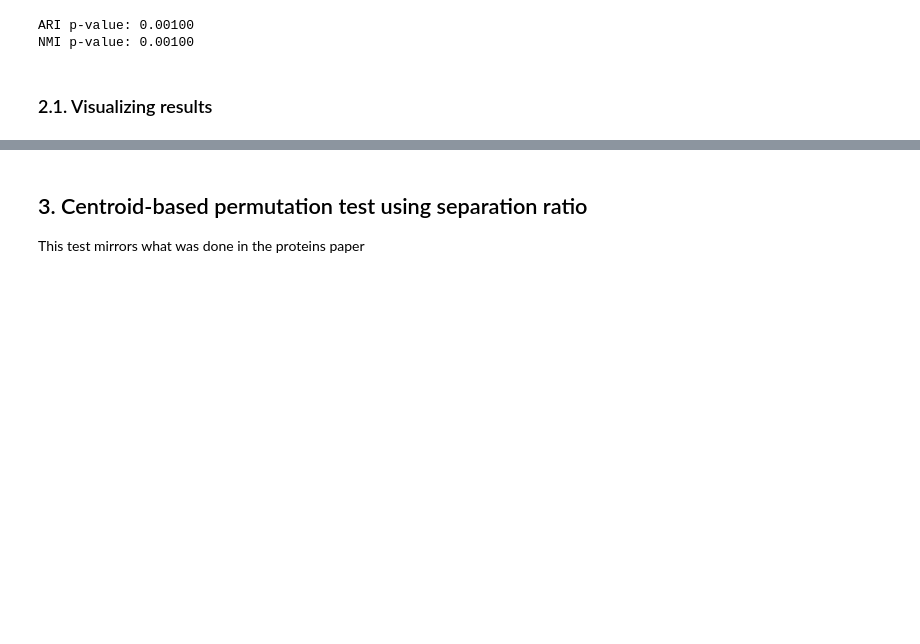
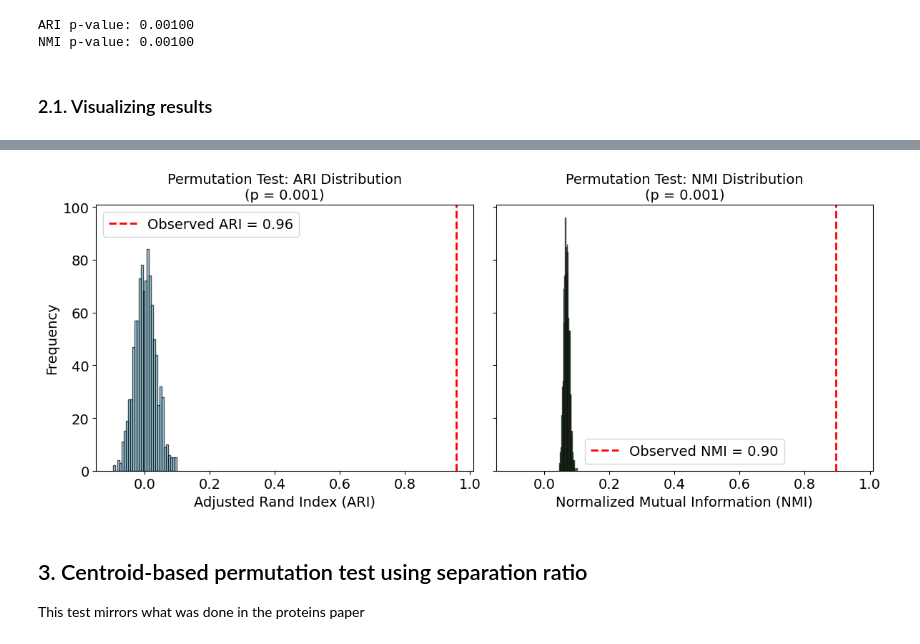
Before and after one commit to dtolosav/discrete-sig-for-landscapes, a Jupyter notebook: notebooks/3_statistical_significance_k_means_assay.ipynb, the cells around one changed output, grey strips where cells are left out. Saved outputs shown, nothing was run; the diff lists cells and outputs as text; code cells hidden in the pictures; blank space fills up the shorter version.

```diff
--- a/notebooks/3_statistical_significance_k_means_assay.ipynb
+++ b/notebooks/3_statistical_significance_k_means_assay.ipynb
@@ -98,3 +100,55 @@ plt.show()
+# %%
+import matplotlib.pyplot as plt
+import numpy as np
+from datetime import datetime
+
+# Set up figure
+fig, (ax1, ax2) = plt.subplots(1, 2, figsize=(12, 5), sharey=True)  # Share y-axis
+
+# --- Plot ARI ---
+ax1.hist(null_aris, bins=30, color='skyblue', edgecolor='black', alpha=0.7)
+ax1.axvline(observed_ari, color='red', linestyle='--', linewidth=2,
+            label=f'Observed ARI = {observed_ari:.2f}')
+ax1.set_xlabel('Adjusted Rand Index (ARI)', fontsize=14)
+ax1.set_ylabel('Frequency', fontsize=14)
+ax1.set_title('Permutation Test: ARI Distribution\n(p = 0.001)', fontsize=14)
+ax1.legend(fontsize=14)
+ax1.tick_params(axis='both', labelsize=14)
+
+# --- Plot NMI ---
+ax2.hist(null_nmis, bins=30, color='lightgreen', edgecolor='black', alpha=0.7)
+ax2.axvline(observed_nmi, color='red', linestyle='--', linewidth=2,
+            label=f'Observed NMI = {observed_nmi:.2f}')
+ax2.set_xlabel('Normalized Mutual Information (NMI)', fontsize=14)
+ax2.set_title('Permutation Test: NMI Distribution\n(p = 0.001)', fontsize=14)
+ax2.legend(fontsize=14)
+ax2.tick_params(axis='both', labelsize=14)
+
+# --- Sync Axes ---
+# Get global min/max for y-axis
+y_max = max(ax1.get_ylim()[1], ax2.get_ylim()[1])
+ax1.set_ylim(0, y_max)  # Apply to both subplots
+ax2.set_ylim(0, y_max)
+
+x_min = min(ax1.get_xlim()[0], ax2.get_xlim()[0])
+x_max = max(ax1.get_xlim()[1], ax2.get_xlim()[1])
+ax1.set_xlim(x_min, x_max)
+ax2.set_xlim(x_min, x_max)
+
+plt.tight_layout()
+
+# Save with consistent ticks
+date_str = datetime.now().strftime("%d%b%Y")
+filename = (
+    f"../results/fig/perm_test_L15_W3_V0_"
+    f"ARIstd{observed_ari:.2f}_"
+    f"NMIstd{observed_nmi:.2f}_"
+    f"{date_str}.png"
+)
+plt.savefig(filename, dpi=300, bbox_inches='tight')
+plt.show()
+# %% [output]
+[figure, added]
 # %% [markdown]
 ## 3. Centroid-based permutation test using separation ratio
 This test mirrors what was done in the proteins paper
```
Also changed, not shown: parts of 3 cells of this notebook, 9 other files.
